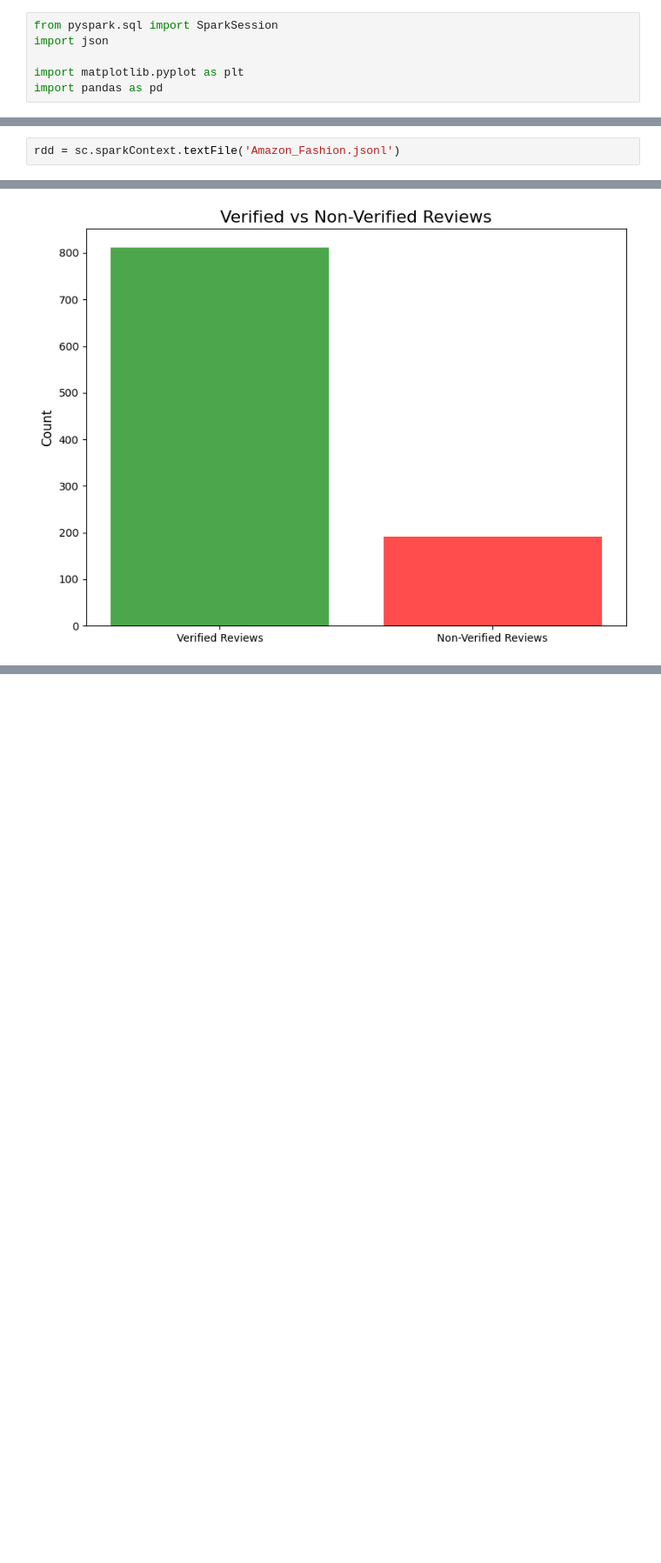
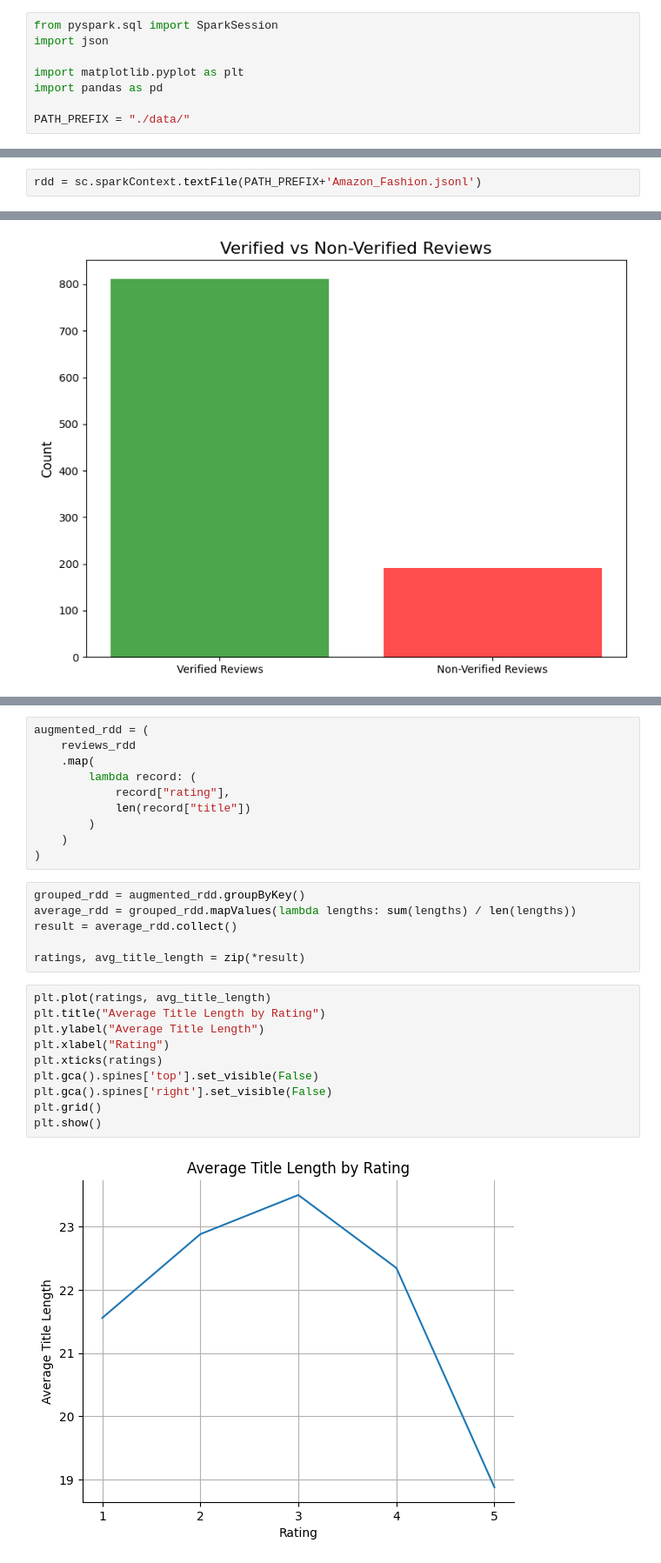
Before and after one commit to al-gent/amazon_fashion_reviews_analysis, a Jupyter notebook: vic_eda.ipynb, the cells around one changed output, grey strips where cells are left out. Shown at 87% size. Saved outputs shown, nothing was run; the diff lists cells and outputs as text; blank space fills up the shorter version.

Commit message:
adding my visuals

```diff
--- a/vic_eda.ipynb
+++ b/vic_eda.ipynb
@@ -4,6 +4,8 @@ import json
 
 import matplotlib.pyplot as plt
 import pandas as pd
+
+PATH_PREFIX = "./data/"
 # %%
 sc = SparkSession.builder.appName("JSONReader").getOrCreate()
 sc.sparkContext.setLogLevel("OFF")
@@ -16,5 +12,5 @@ To adjust logging level use sc.setLogLevel(newLevel). For SparkR, use setLogLeve
 # %%
-rdd = sc.sparkContext.textFile('Amazon_Fashion.jsonl')
+rdd = sc.sparkContext.textFile(PATH_PREFIX+'Amazon_Fashion.jsonl')
 # %%
 reviews_rdd = rdd.map(lambda line: json.loads(line.strip()))
 # %%
@@ -193,0 +190,28 @@ plt.show()
+# %%
+augmented_rdd = (
+    reviews_rdd
+    .map(
+        lambda record: (
+            record["rating"],
+            len(record["title"])
+        )
+    )
+)
+# %%
+grouped_rdd = augmented_rdd.groupByKey()
+average_rdd = grouped_rdd.mapValues(lambda lengths: sum(lengths) / len(lengths))
+result = average_rdd.collect()
+
+ratings, avg_title_length = zip(*result)
+# %%
+plt.plot(ratings, avg_title_length)
+plt.title("Average Title Length by Rating")
+plt.ylabel("Average Title Length")
+plt.xlabel("Rating")
+plt.xticks(ratings)
+plt.gca().spines['top'].set_visible(False)
+plt.gca().spines['right'].set_visible(False)
+plt.grid()
+plt.show()
+# %% [output]
+[figure, added]
```
Also changed, not shown: parts of 5 cells of this notebook.
